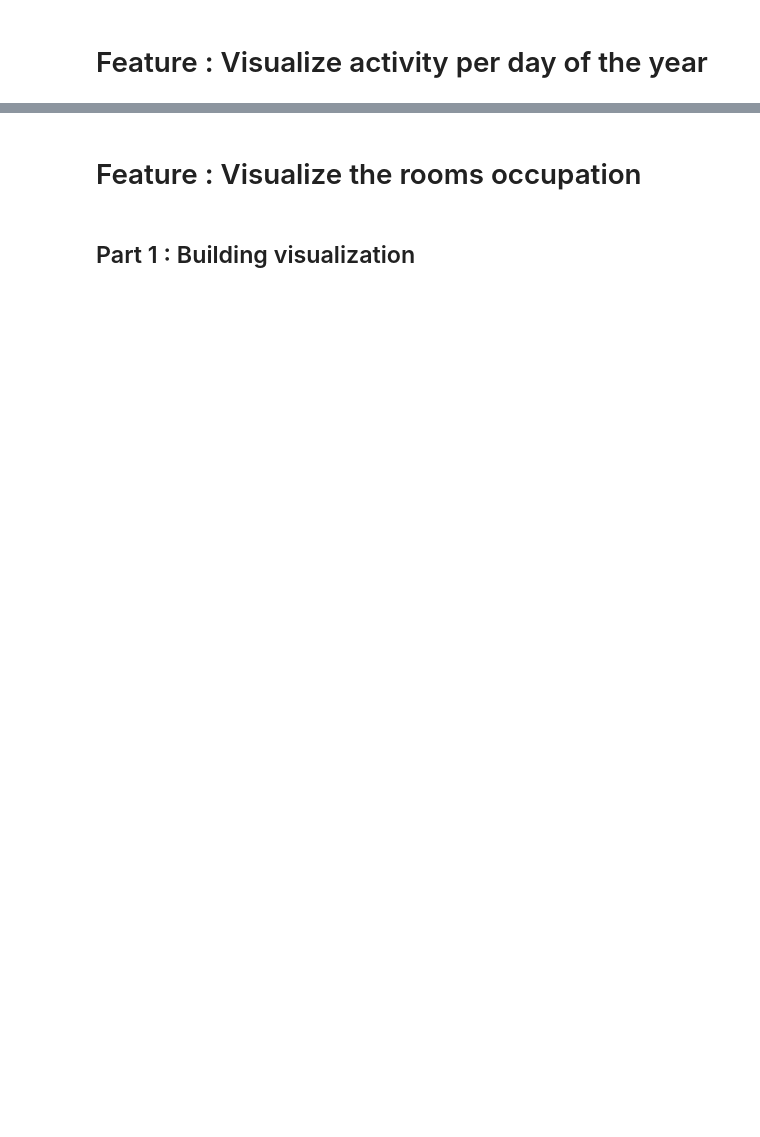
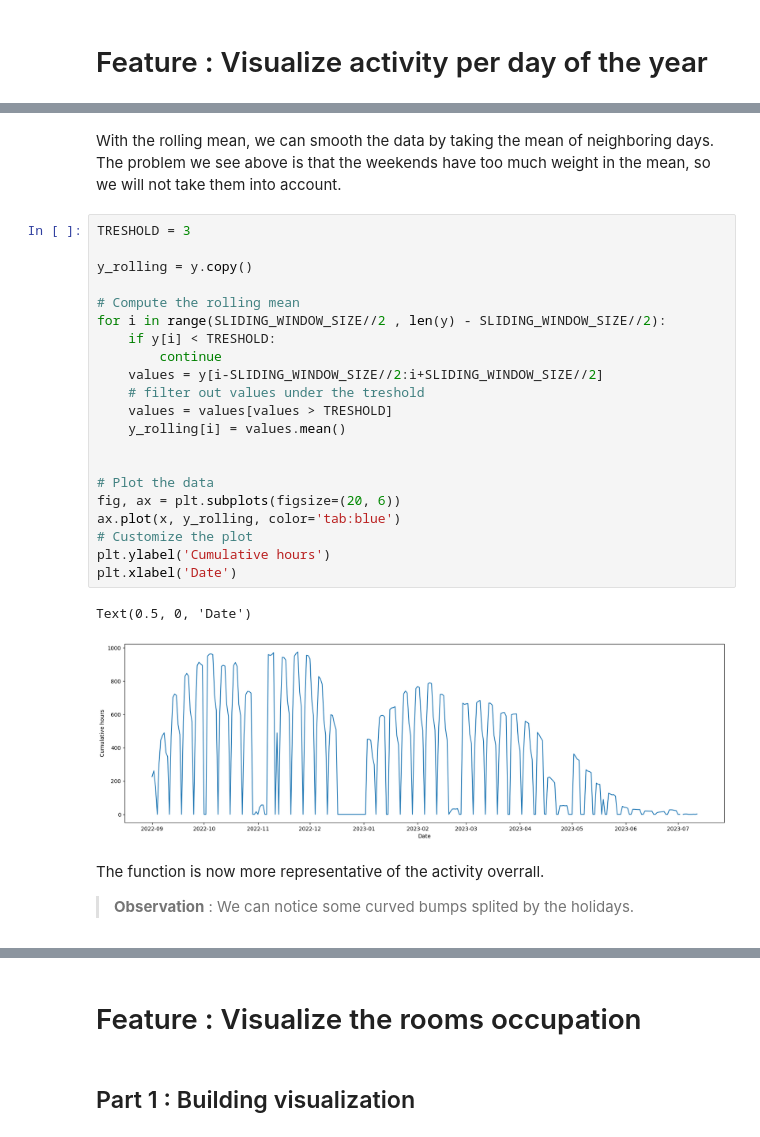
Before and after one commit to CodyAdam/data-engineering, a Jupyter notebook: Project/main.ipynb, the cells around one changed output, grey strips where cells are left out. Drawn from its saved outputs; the diff is of its cells as text; blank space fills up the shorter version.

```diff
--- a/Project/main.ipynb
+++ b/Project/main.ipynb
@@ -261,0 +367,31 @@ plt.title(f"Cumulative hours per day of {data_name} schedule", fontsize=20, font
+# %% [markdown]
+With the rolling mean, we can smooth the data by taking the mean of neighboring days.
+The problem we see above is that the weekends have too much weight in the mean, so we will not take them into account.
+# %%
+TRESHOLD = 3
+
+y_rolling = y.copy()
+
+# Compute the rolling mean
+for i in range(SLIDING_WINDOW_SIZE//2 , len(y) - SLIDING_WINDOW_SIZE//2):
+    if y[i] < TRESHOLD:
+        continue
+    values = y[i-SLIDING_WINDOW_SIZE//2:i+SLIDING_WINDOW_SIZE//2]
+    # filter out values under the treshold
+    values = values[values > TRESHOLD]
+    y_rolling[i] = values.mean()
+
+
+# Plot the data
+fig, ax = plt.subplots(figsize=(20, 6))
+ax.plot(x, y_rolling, color='tab:blue')
+# Customize the plot
+plt.ylabel('Cumulative hours')
+plt.xlabel('Date')
+# %% [output]
+Text(0.5, 0, 'Date')
+[figure, added]
+# %% [markdown]
+The function is now more representative of the activity overrall.
+
+> **Observation** : We can notice some curved bumps splited by the holidays.
```
Also changed, not shown: parts of 38 cells of this notebook.
